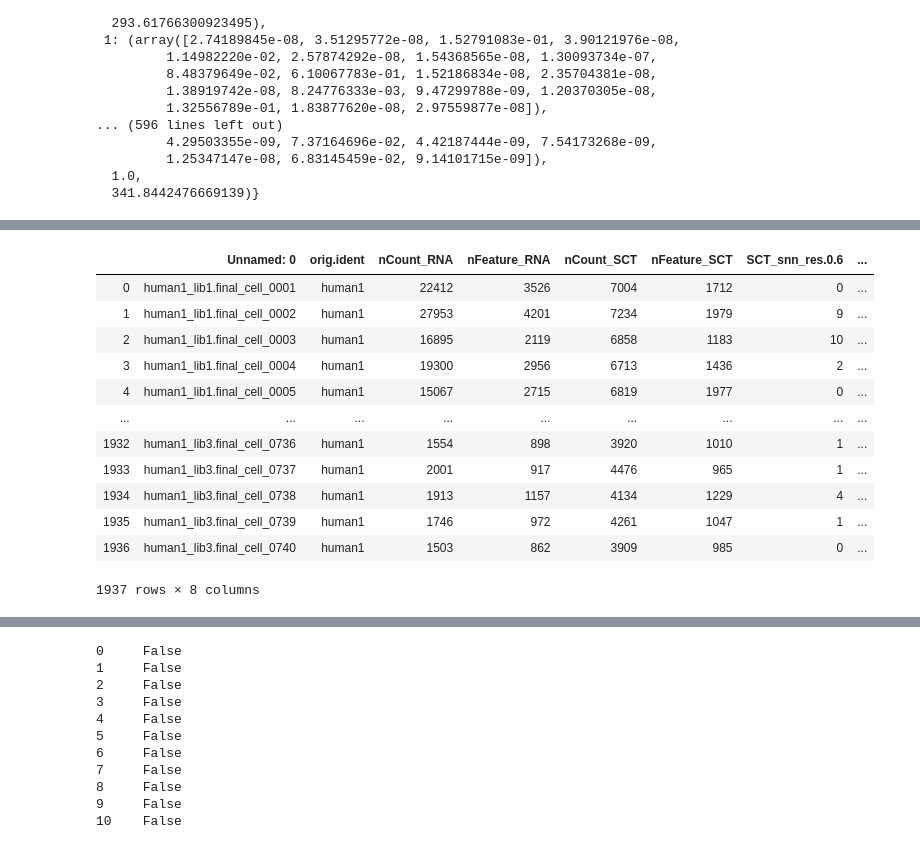
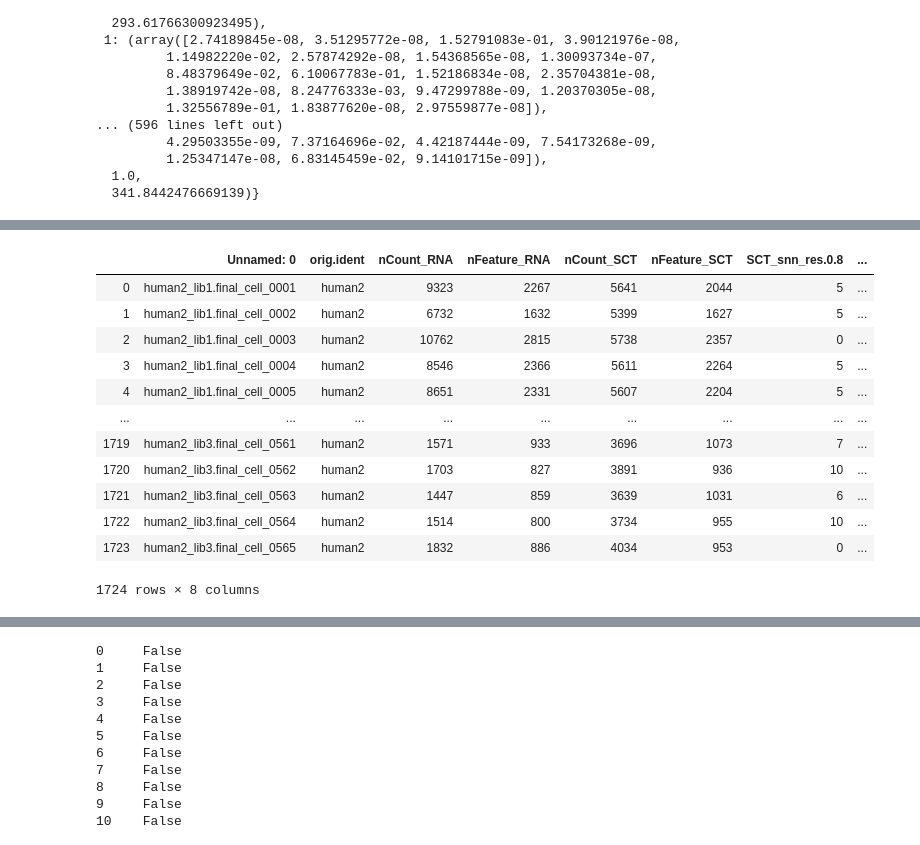
Before and after one commit to rseraphin/Deconvolution_Internship, a Jupyter notebook: nnls_testing.ipynb, the cells around one changed output, grey strips where cells are left out. Drawn from its saved outputs; the diff is of its cells as text; code cells hidden in the pictures.

```diff
--- a/nnls_testing.ipynb
+++ b/nnls_testing.ipynb
@@ -310,20 +415,20 @@ sum
 # %%
-meta = pd.read_csv('dataset/meta_data_h1', sep = '\t')
+meta = pd.read_csv('dataset/meta_data_h2', sep = '\t')
 meta
 # %% [output]
-|  | Unnamed: 0 | orig.ident | nCount_RNA | nFeature_RNA | nCount_SCT | nFeature_SCT | SCT_snn_res.0.6 | ... |
-| 0 | human1_lib1.final_cell_0001 | human1 | 22412 | 3526 | 7004 | 1712 | 0 | ... |
-| 1 | human1_lib1.final_cell_0002 | human1 | 27953 | 4201 | 7234 | 1979 | 9 | ... |
-| 2 | human1_lib1.final_cell_0003 | human1 | 16895 | 2119 | 6858 | 1183 | 10 | ... |
-| 3 | human1_lib1.final_cell_0004 | human1 | 19300 | 2956 | 6713 | 1436 | 2 | ... |
-| 4 | human1_lib1.final_cell_0005 | human1 | 15067 | 2715 | 6819 | 1977 | 0 | ... |
+|  | Unnamed: 0 | orig.ident | nCount_RNA | nFeature_RNA | nCount_SCT | nFeature_SCT | SCT_snn_res.0.8 | ... |
+| 0 | human2_lib1.final_cell_0001 | human2 | 9323 | 2267 | 5641 | 2044 | 5 | ... |
+| 1 | human2_lib1.final_cell_0002 | human2 | 6732 | 1632 | 5399 | 1627 | 5 | ... |
+| 2 | human2_lib1.final_cell_0003 | human2 | 10762 | 2815 | 5738 | 2357 | 0 | ... |
+| 3 | human2_lib1.final_cell_0004 | human2 | 8546 | 2366 | 5611 | 2264 | 5 | ... |
+| 4 | human2_lib1.final_cell_0005 | human2 | 8651 | 2331 | 5607 | 2204 | 5 | ... |
 | ... | ... | ... | ... | ... | ... | ... | ... | ... |
-| 1932 | human1_lib3.final_cell_0736 | human1 | 1554 | 898 | 3920 | 1010 | 1 | ... |
-| 1933 | human1_lib3.final_cell_0737 | human1 | 2001 | 917 | 4476 | 965 | 1 | ... |
-| 1934 | human1_lib3.final_cell_0738 | human1 | 1913 | 1157 | 4134 | 1229 | 4 | ... |
-| 1935 | human1_lib3.final_cell_0739 | human1 | 1746 | 972 | 4261 | 1047 | 1 | ... |
-| 1936 | human1_lib3.final_cell_0740 | human1 | 1503 | 862 | 3909 | 985 | 0 | ... |
+| 1719 | human2_lib3.final_cell_0561 | human2 | 1571 | 933 | 3696 | 1073 | 7 | ... |
+| 1720 | human2_lib3.final_cell_0562 | human2 | 1703 | 827 | 3891 | 936 | 10 | ... |
+| 1721 | human2_lib3.final_cell_0563 | human2 | 1447 | 859 | 3639 | 1031 | 6 | ... |
+| 1722 | human2_lib3.final_cell_0564 | human2 | 1514 | 800 | 3734 | 955 | 10 | ... |
+| 1723 | human2_lib3.final_cell_0565 | human2 | 1832 | 886 | 4034 | 953 | 0 | ... |
-1937 rows × 8 columns
+1724 rows × 8 columns
 # %%
 rand_index = choices(range(len(meta['Unnamed: 0'])),k=1000)
 # %%
```
Also changed, not shown: parts of 51 cells of this notebook, 2 other files.
